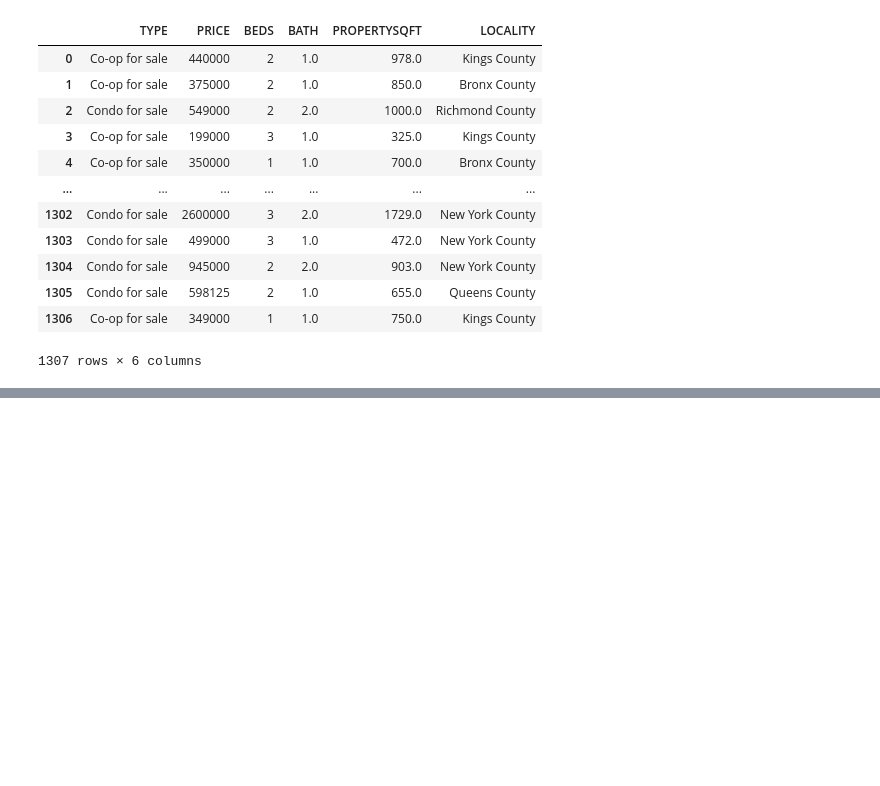
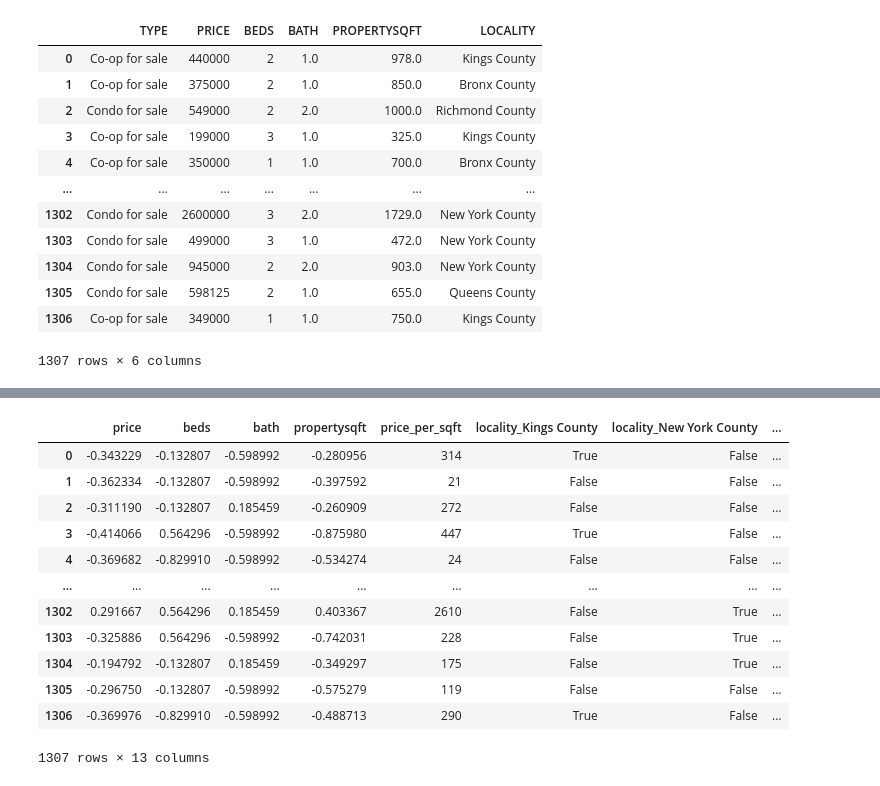
Before and after one commit to captaindarshan/Housing-ML-Project, a Jupyter notebook: NY_housing.ipynb, the cells around one changed output, grey strips where cells are left out. Drawn from its saved outputs; the diff is of its cells as text; code cells hidden in the pictures; blank space fills up the shorter version.

```diff
--- a/NY_housing.ipynb
+++ b/NY_housing.ipynb
@@ -167,3 +167,7 @@ df_final
 | 1305 | Condo for sale | 598125 | 2 | 1.0 | 655.0 | Queens County |
 | 1306 | Co-op for sale | 349000 | 1 | 1.0 | 750.0 | Kings County |
 1307 rows × 6 columns
+# %%
+df_final['PRICE_PER_SQFT'] = df_final['PRICE'] / df['PROPERTYSQFT']
+df_final['PRICE_PER_SQFT'] =df_final['PRICE_PER_SQFT'].astype(int)
+df_final
@@ -177,0 +236,9 @@ df.to_csv(new_file_path, index=False)
+# %%
+df_scaled= df_final.copy()
+col_names= ['PRICE','BEDS', 'BATH','PROPERTYSQFT']
+features= df_scaled[col_names]
+# %%
+scaler= StandardScaler()
+
+df_scaled[col_names]= scaler.fit_transform(features.values)
+df_scaled
@@ -177,0 +259,19 @@ df.to_csv(new_file_path, index=False)
+# %%
+df_scaled.columns = df_scaled.columns.str.strip().str.lower()
+df_scaled = pd.get_dummies(df_scaled, columns=['locality', 'type'], drop_first=True)
+# %%
+df_scaled
+# %% [output]
+|  | price | beds | bath | propertysqft | price_per_sqft | locality_Kings County | locality_New York County | ... |
+| 0 | -0.343229 | -0.132807 | -0.598992 | -0.280956 | 314 | True | False | ... |
+| 1 | -0.362334 | -0.132807 | -0.598992 | -0.397592 | 21 | False | False | ... |
+| 2 | -0.311190 | -0.132807 | 0.185459 | -0.260909 | 272 | False | False | ... |
+| 3 | -0.414066 | 0.564296 | -0.598992 | -0.875980 | 447 | True | False | ... |
+| 4 | -0.369682 | -0.829910 | -0.598992 | -0.534274 | 24 | False | False | ... |
+| ... | ... | ... | ... | ... | ... | ... | ... | ... |
+| 1302 | 0.291667 | 0.564296 | 0.185459 | 0.403367 | 2610 | False | True | ... |
+| 1303 | -0.325886 | 0.564296 | -0.598992 | -0.742031 | 228 | False | True | ... |
+| 1304 | -0.194792 | -0.132807 | 0.185459 | -0.349297 | 175 | False | True | ... |
+| 1305 | -0.296750 | -0.132807 | -0.598992 | -0.575279 | 119 | False | False | ... |
+| 1306 | -0.369976 | -0.829910 | -0.598992 | -0.488713 | 290 | True | False | ... |
+1307 rows × 13 columns
```
Also changed, not shown: parts of 5 cells of this notebook.
